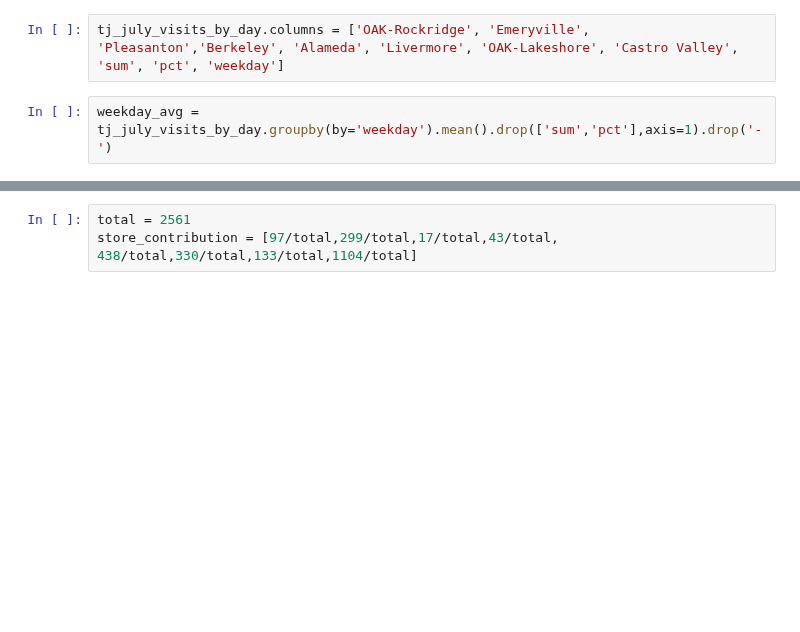
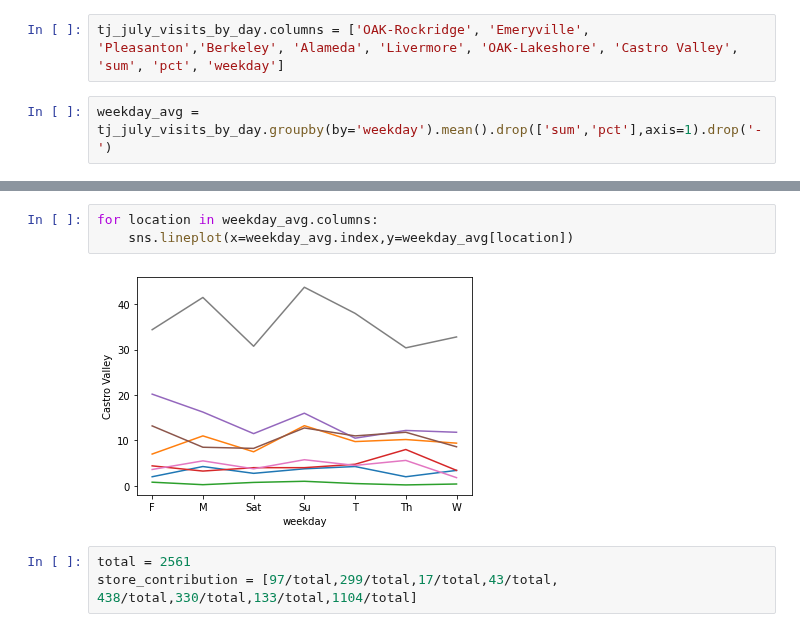
Before and after one commit to tahentx/pv_workbook, a Jupyter notebook: datascience/safegraph/alameda_county_tj.ipynb, the cells around one changed output, grey strips where cells are left out. Cells and saved outputs as stored; diff of their text form; blank space fills up the shorter version.

```diff
--- a/datascience/safegraph/alameda_county_tj.ipynb
+++ b/datascience/safegraph/alameda_county_tj.ipynb
@@ -175,3 +182,8 @@ weekday_avg
+# %%
+for location in weekday_avg.columns:
+    sns.lineplot(x=weekday_avg.index,y=weekday_avg[location])
+# %% [output]
+[figure, added]
 # %%
 total = 2561
 store_contribution = [97/total,299/total,17/total,43/total, 438/total,330/total,133/total,1104/total]
```
Also changed, not shown: parts of 6 cells of this notebook.
